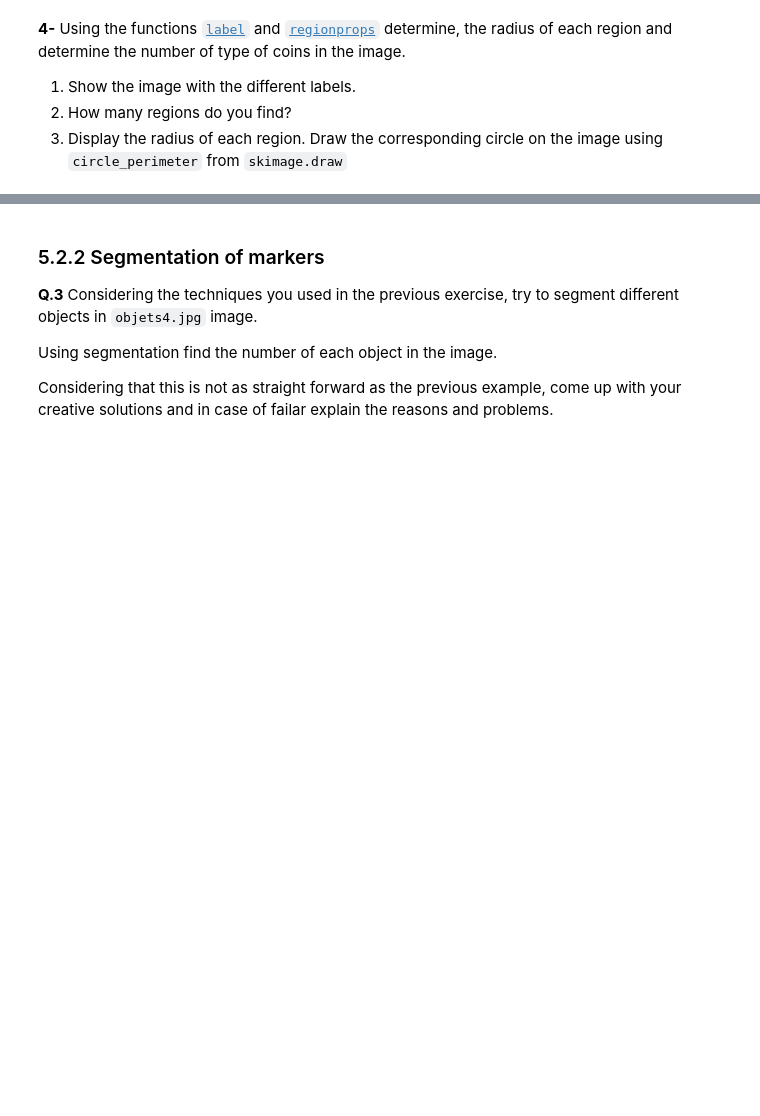
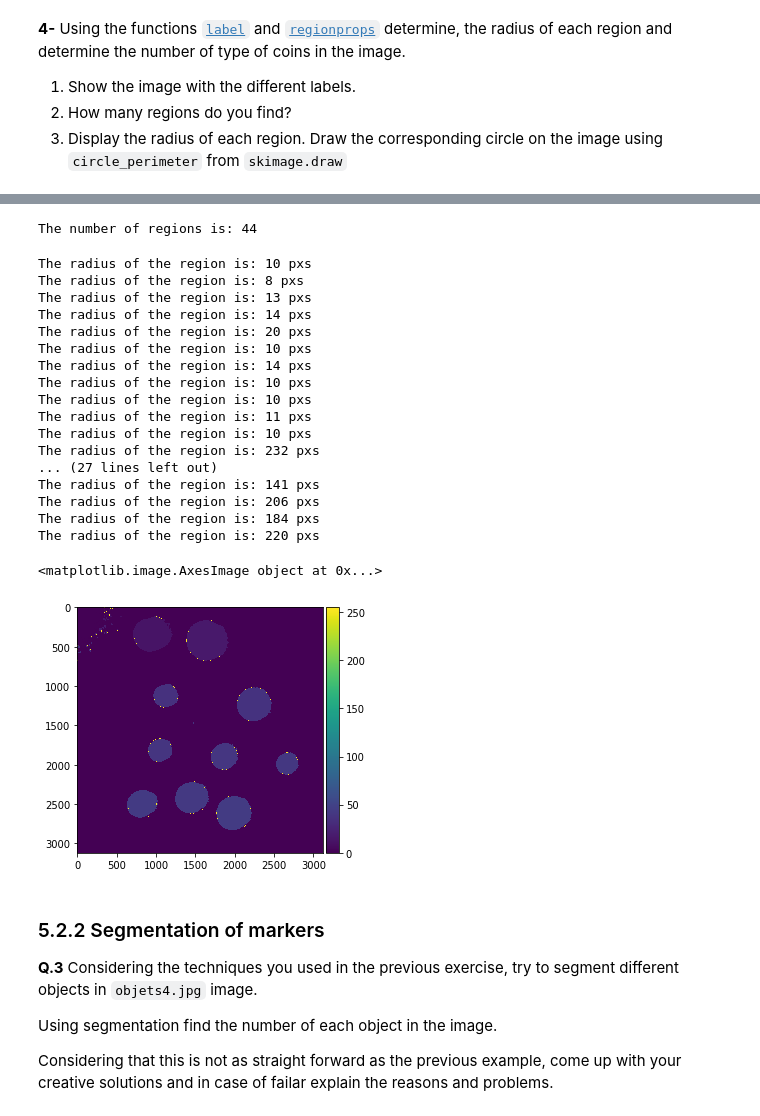
Before and after one commit to cefisalam/B31XB-IIP-TP-1718, a Jupyter notebook: 5-morpho-segmentation/5-morpho-segmentation.ipynb, the cells around one changed output, grey strips where cells are left out. Saved outputs shown, nothing was run; the diff lists cells and outputs as text; code cells hidden in the pictures; blank space fills up the shorter version.

```diff
--- a/5-morpho-segmentation/5-morpho-segmentation.ipynb
+++ b/5-morpho-segmentation/5-morpho-segmentation.ipynb
@@ -172,3 +173,44 @@ io.imshow(dilate_10),plt.title('Dilated Image')
+# %%
+from skimage.draw import circle_perimeter
+
+regions = measure.regionprops(coin_labeled)
+
+print ('The number of regions is: {}'.format(len(regions)))
+# %% [output]
+The number of regions is: 44
+# %%
+for i ,region in enumerate(regions):
+    if i == 0:
+        continue;
+    radius = region.equivalent_diameter /2.
+    print ('The radius of the region is: {:.0f} pxs'.format(radius))
+    circle = circle_perimeter(int(region.centroid[0]) , int(region.centroid[1]), int(radius))
+    coin_labeled[circle[0] , circle[1]] = 255
+
+plt.figure()
+
+
+io.imshow(coin_labeled)
+# %% [output]
+The radius of the region is: 10 pxs
+The radius of the region is: 8 pxs
+The radius of the region is: 13 pxs
+The radius of the region is: 14 pxs
+The radius of the region is: 20 pxs
+The radius of the region is: 10 pxs
+The radius of the region is: 14 pxs
+The radius of the region is: 10 pxs
+The radius of the region is: 10 pxs
+The radius of the region is: 11 pxs
+The radius of the region is: 10 pxs
+The radius of the region is: 232 pxs
+... (27 lines left out)
+The radius of the region is: 141 pxs
+The radius of the region is: 206 pxs
+The radius of the region is: 184 pxs
+The radius of the region is: 220 pxs
+<matplotlib.image.AxesImage object at 0x...>
+[figure, added]
 # %% [markdown]
 ### 5.2.2 Segmentation of markers
 
```
Also changed, not shown: parts of 15 cells of this notebook.
